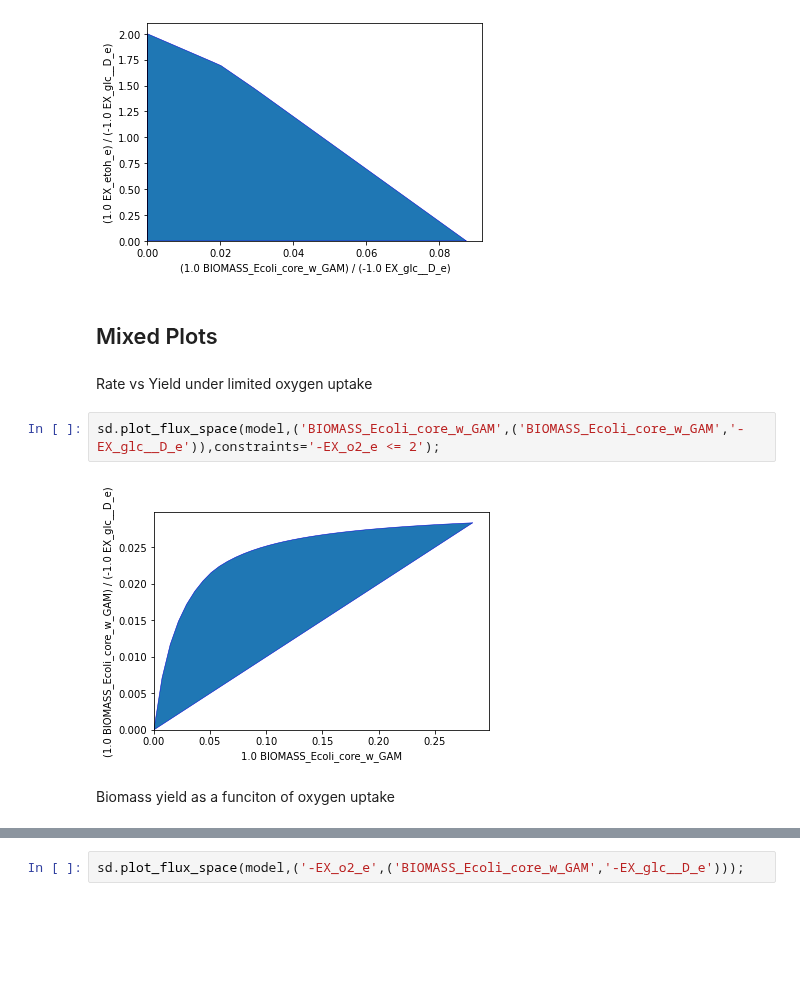
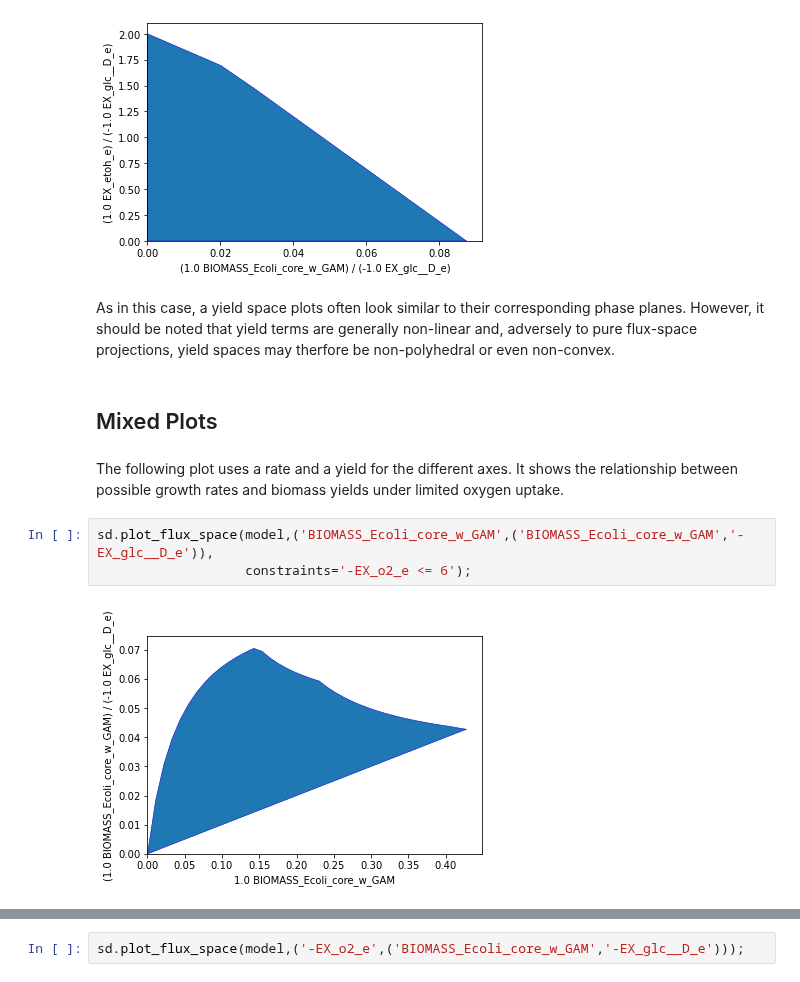
Before and after one commit to klamt-lab/straindesign, a Jupyter notebook: docs/source/examples/JN_03_plotting.ipynb, the cells around one changed output, grey strips where cells are left out. Drawn from its saved outputs; the diff is of its cells as text; blank space fills up the shorter version.

```diff
--- a/docs/source/examples/JN_03_plotting.ipynb
+++ b/docs/source/examples/JN_03_plotting.ipynb
@@ -55,13 +58,14 @@ Will be continued..
 sd.plot_flux_space(model,(('BIOMASS_Ecoli_core_w_GAM','-EX_glc__D_e'),('EX_etoh_e','-EX_glc__D_e')));
 # %% [output]
 [figure]
+# %% [markdown]
+As in this case, a yield space plots often look similar to their corresponding phase planes. However, it should be noted that yield terms are generally non-linear and, adversely to pure flux-space projections, yield spaces may therfore be non-polyhedral or even non-convex.
 # %% [markdown]
 ## Mixed Plots
-# %% [markdown]
-Rate vs Yield under limited oxygen uptake
+# %% [markdown]
+The following plot uses a rate and a yield for the different axes. It shows the relationship between possible growth rates and biomass yields under limited oxygen uptake.
 # %%
-sd.plot_flux_space(model,('BIOMASS_Ecoli_core_w_GAM',('BIOMASS_Ecoli_core_w_GAM','-EX_glc__D_e')),constraints='-EX_o2_e <= 2');
+sd.plot_flux_space(model,('BIOMASS_Ecoli_core_w_GAM',('BIOMASS_Ecoli_core_w_GAM','-EX_glc__D_e')),
+                   constraints='-EX_o2_e <= 6');
 # %% [output]
-[figure, old version]
+[figure, new version]
-# %% [markdown]
-Biomass yield as a funciton of oxygen uptake
```
Also changed, not shown: parts of 23 cells of this notebook, 5 other files.
